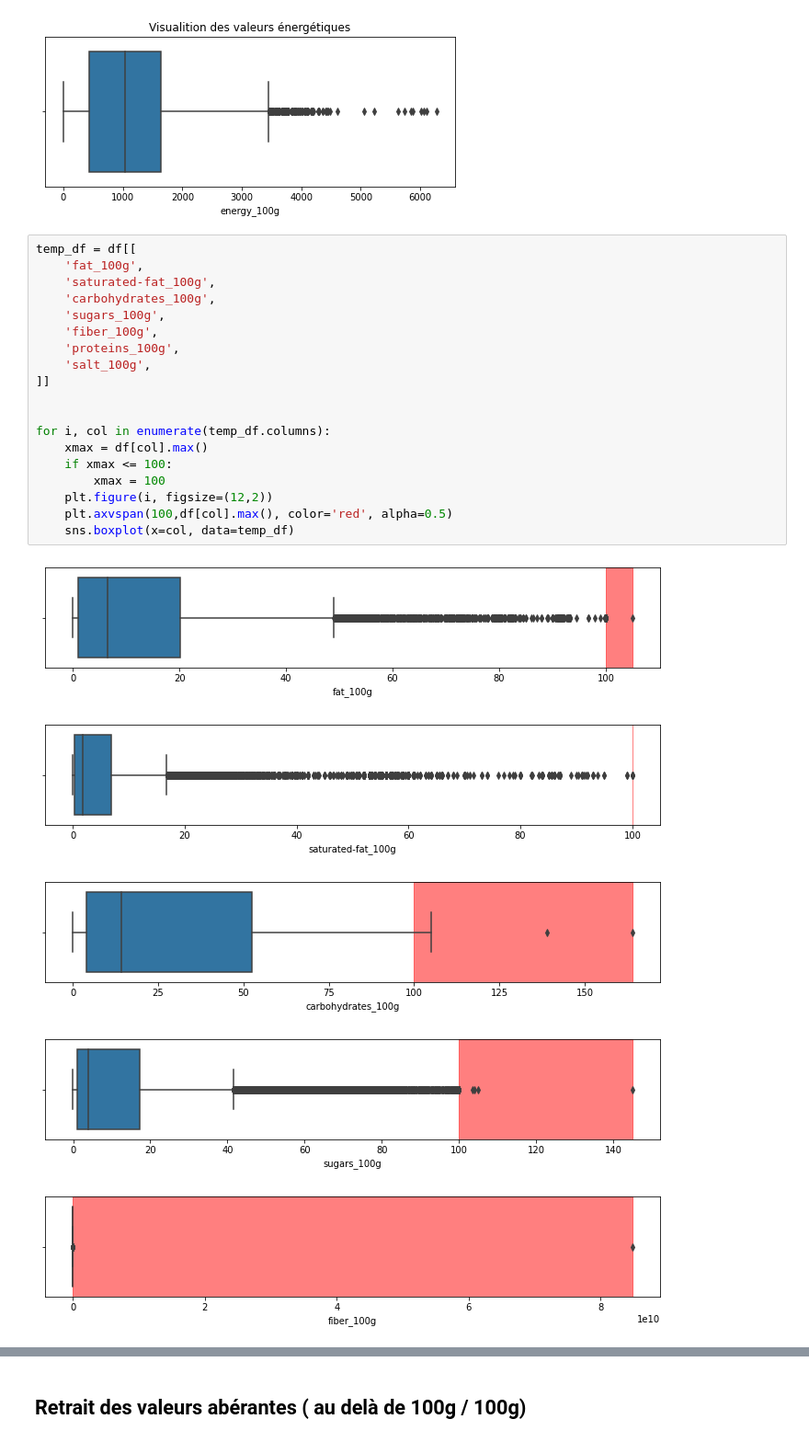
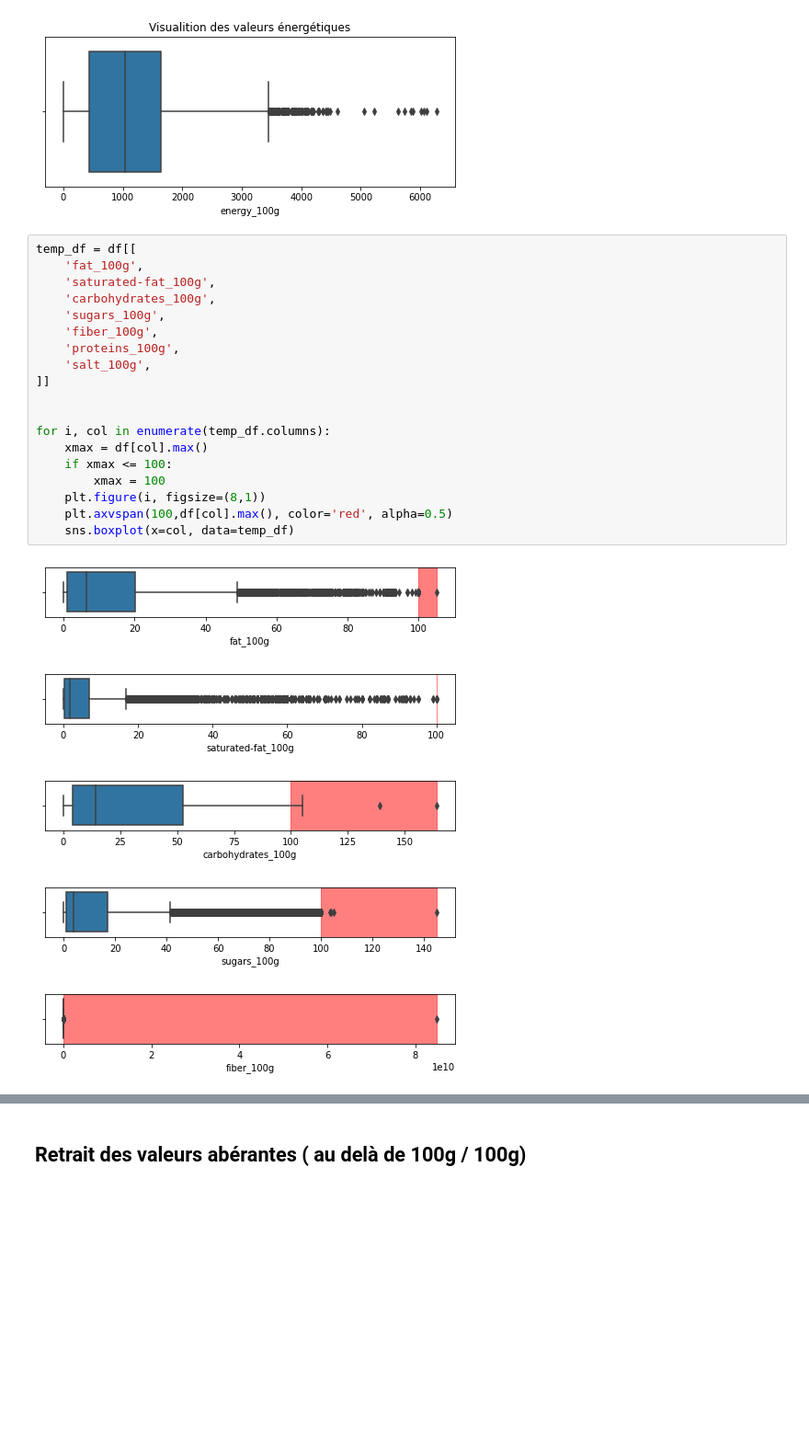
Before and after one commit to Gio-Mgm/food-flix, a Jupyter notebook: src/data_analysis.ipynb, the cells around one changed output, grey strips where cells are left out. Shown: that part at 92% size. Saved outputs shown, nothing was run; the diff lists cells and outputs as text; blank space fills up the shorter version.

```diff
--- a/src/data_analysis.ipynb
+++ b/src/data_analysis.ipynb
@@ -124,25 +129,25 @@ df= df[df["energy_100g"] <= 3700]
 # %%
 temp_df = df[[
     'fat_100g',
     'saturated-fat_100g',
     'carbohydrates_100g',
     'sugars_100g',
     'fiber_100g',
     'proteins_100g',
     'salt_100g',
 ]]
 
 
 for i, col in enumerate(temp_df.columns):
     xmax = df[col].max()
     if xmax <= 100:
         xmax = 100
-    plt.figure(i, figsize=(12,2))
+    plt.figure(i, figsize=(8,1))
     plt.axvspan(100,df[col].max(), color='red', alpha=0.5)
     sns.boxplot(x=col, data=temp_df)
 # %% [output]
-[figure, old version]
+[figure, new version]
-[figure, old version]
+[figure, new version]
-[figure, old version]
+[figure, new version]
-[figure, old version]
+[figure, new version]
-[figure, old version]
+[figure, new version]
```
Also changed, not shown: parts of 7 cells of this notebook, 4 other files.
